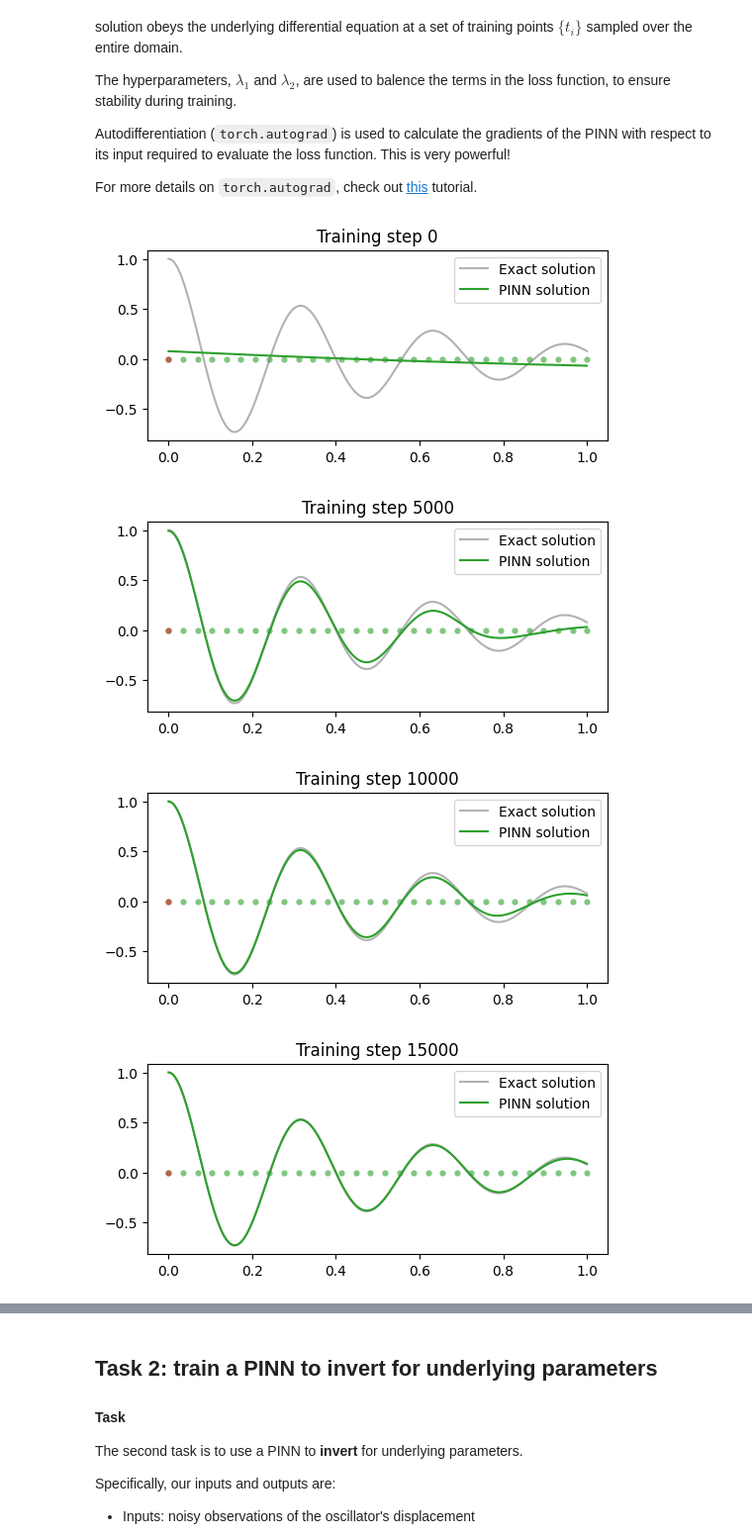
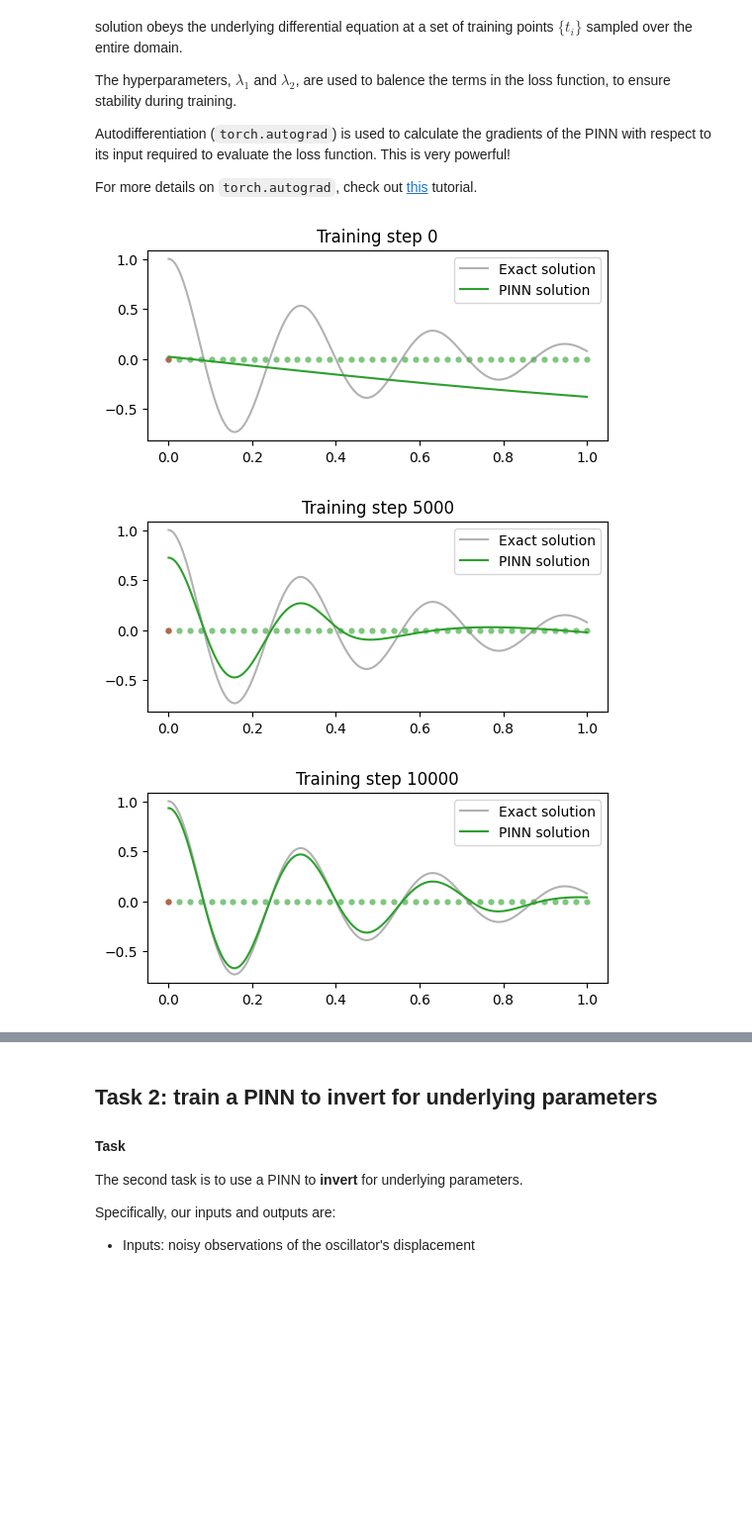
Before and after one commit to LeonBrasseler/PINN_playground, a Jupyter notebook: PINN_intro_workshop.ipynb, the cells around one changed output, grey strips where cells are left out. Shown at 99% size. Drawn from its saved outputs; the diff is of its cells as text; code cells hidden in the pictures; blank space fills up the shorter version.

```diff
--- a/PINN_intro_workshop.ipynb
+++ b/PINN_intro_workshop.ipynb
@@ -99,6 +157,6 @@ First, we define a few helper functions.
 # %%
 def exact_solution(d, w0, t):
-    """Defines the analytical solution to the under-damped harmonic oscillator problem above."""
+    "Defines the analytical solution to the under-damped harmonic oscillator problem above."
     assert d < w0
     w = np.sqrt(w0**2-d**2)
     phi = np.arctan(-d/w)
@@ -115,13 +173,13 @@ class FCN(nn.Module):
         super().__init__()
         activation = nn.Tanh
         self.fcs = nn.Sequential(*[
-                        nn.Linear(N_INPUT, N_HIDDEN),
+                        FactorizedLinear(N_INPUT, N_HIDDEN),
                         activation()])
         self.fch = nn.Sequential(*[
                         nn.Sequential(*[
-                            nn.Linear(N_HIDDEN, N_HIDDEN),
+                            FactorizedLinear(N_HIDDEN, N_HIDDEN),
                             activation()]) for _ in range(N_LAYERS-1)])
-        self.fce = nn.Linear(N_HIDDEN, N_OUTPUT)
+        self.fce = FactorizedLinear(N_HIDDEN, N_OUTPUT)
 
     def forward(self, x):
         x = self.fcs(x)
@@ -184,7 +242,7 @@ t_boundary = torch.tensor(0.).view(-1,1).requires_grad_(True)
 
 # define training points over the entire domain, for the physics loss
 # TODO: write code here
-t_physics = torch.linspace(0,1,30).view(-1,1).requires_grad_(True)
+t_physics = torch.linspace(0,1,40).view(-1,1).requires_grad_(True)
 
 # train the PINN
 d, w0 = 2, 20
@@ -192,12 +250,12 @@ mu, k = 2*d, w0**2
 t_test = torch.linspace(0,1,300).view(-1,1)
 u_exact = exact_solution(d, w0, t_test)
 optimiser = torch.optim.Adam(pinn.parameters(),lr=1e-3)
-for i in range(15001):
+for i in range(25001):
     optimiser.zero_grad()
 
     # compute each term of the PINN loss function above
     # using the following hyperparameters:
-    lambda1, lambda2 = 1e-1, 1e-4
+    lambda1, lambda2 = 1e-1, 1e-3
 
     # compute boundary loss
     # TODO: write code here
@@ -207,34 +265,33 @@ for i in range(15001):
     loss2 = (torch.squeeze(dudt) - 0)**2
 
     # compute physics loss
     # TODO: write code here
     u = pinn(t_physics)
     dudt = torch.autograd.grad(u, t_physics, torch.ones_like(u), create_graph=True)[0]
     d2udt2 = torch.autograd.grad(dudt, t_physics, torch.ones_like(dudt), create_graph=True)[0]
     loss3 = torch.mean((d2udt2 + mu*dudt + k*u)**2)
 
     # backpropagate joint loss, take optimiser step
     # TODO: write code here
     loss = loss1 + lambda1*loss2 + lambda2*loss3
     loss.backward()
     optimiser.step()
 
     # plot the result as training progresses
     if i % 5000 == 0:
         #print(u.abs().mean().item(), dudt.abs().mean().item(), d2udt2.abs().mean().item())
         u = pinn(t_test).detach()
         plt.figure(figsize=(6,2.5))
         plt.scatter(t_physics.detach()[:,0],
                     torch.zeros_like(t_physics)[:,0], s=20, lw=0, color="tab:green", alpha=0.6)
         plt.scatter(t_boundary.detach()[:,0],
                     torch.zeros_like(t_boundary)[:,0], s=20, lw=0, color="tab:red", alpha=0.6)
         plt.plot(t_test[:,0], u_exact[:,0], label="Exact solution", color="tab:grey", alpha=0.6)
         plt.plot(t_test[:,0], u[:,0], label="PINN solution", color="tab:green")
         plt.title(f"Training step {i}")
         plt.legend()
         plt.show()
 # %% [output]
-[figure, old version]
+[figure, new version]
-[figure, old version]
+[figure, new version]
-[figure, old version]
+[figure, new version]
-[figure, removed]
```
Also changed, not shown: parts of 7 cells of this notebook.
